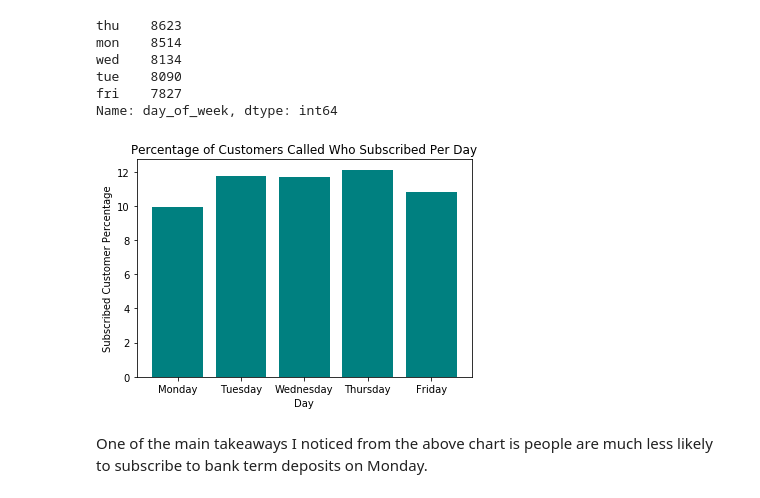
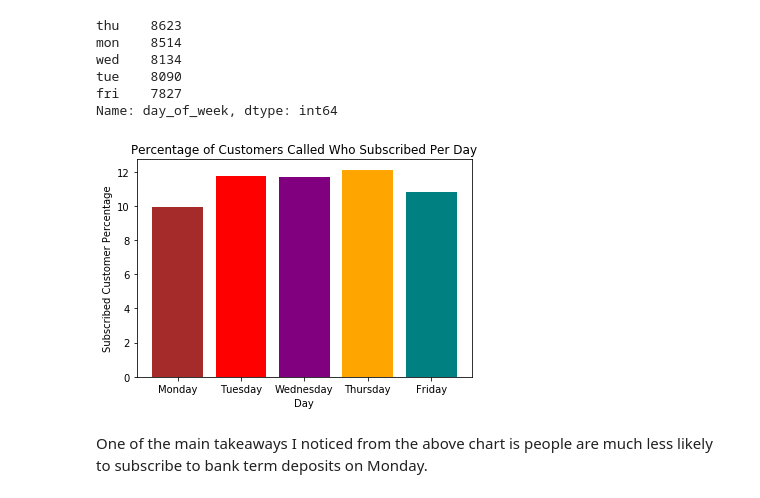
Before and after one commit to kevinbooth/comp740, a Jupyter notebook: project1/bank_marketing.ipynb, the cells around one changed output. Cells and saved outputs as stored; diff of their text form; code cells hidden in the pictures.

Commit message:
Add data visualization

```diff
--- a/project1/bank_marketing.ipynb
+++ b/project1/bank_marketing.ipynb
@@ -85,24 +136,23 @@ Name: day_of_week, dtype: int64
 # %%
 y_class = ['Monday', 'Tuesday', 'Wednesday', 'Thursday', 'Friday']
 
 plt.bar(y_class, [(np.sum((data['y'] == 'yes') & (data['day_of_week'] == 'mon'))
                    / np.sum(data['day_of_week'] == 'mon')) * 100,
                   (np.sum((data['y'] == 'yes') & (data['day_of_week'] == 'tue'))
                    / np.sum(data['day_of_week'] == 'tue')) * 100,
                   (np.sum((data['y'] == 'yes') & (data['day_of_week'] == 'wed'))
                    / np.sum(data['day_of_week'] == 'wed')) * 100,
                   (np.sum((data['y'] == 'yes') & (data['day_of_week'] == 'thu'))
                    / np.sum(data['day_of_week'] == 'thu')) * 100,
                   (np.sum((data['y'] == 'yes') & (data['day_of_week'] == 'fri'))
-                   / np.sum(data['day_of_week'] == 'fri')) * 100,
-                          ],
-                color='teal')
+                   / np.sum(data['day_of_week'] == 'fri')) * 100],
+                color=['brown', 'red', 'purple', 'orange', 'teal'])
 plt.xlabel("Day")
 plt.ylabel("Subscribed Customer Percentage")
 plt.title("Percentage of Customers Called Who Subscribed Per Day")
 plt.show()
 # %% [output]
-[figure, old version]
+[figure, new version]
 # %% [markdown]
 One of the main takeaways I noticed from the above chart is people are much less likely to subscribe to bank term deposits on Monday.
 # %% [markdown]
```
Also changed, not shown: parts of 56 cells of this notebook.
